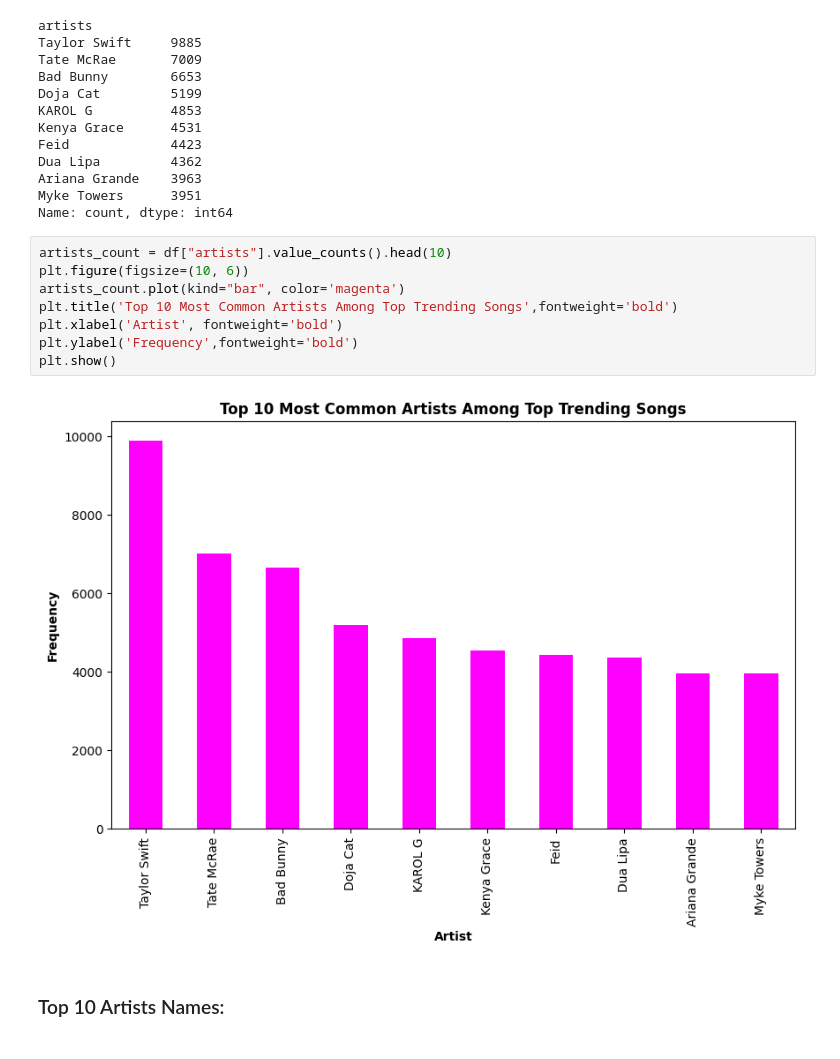
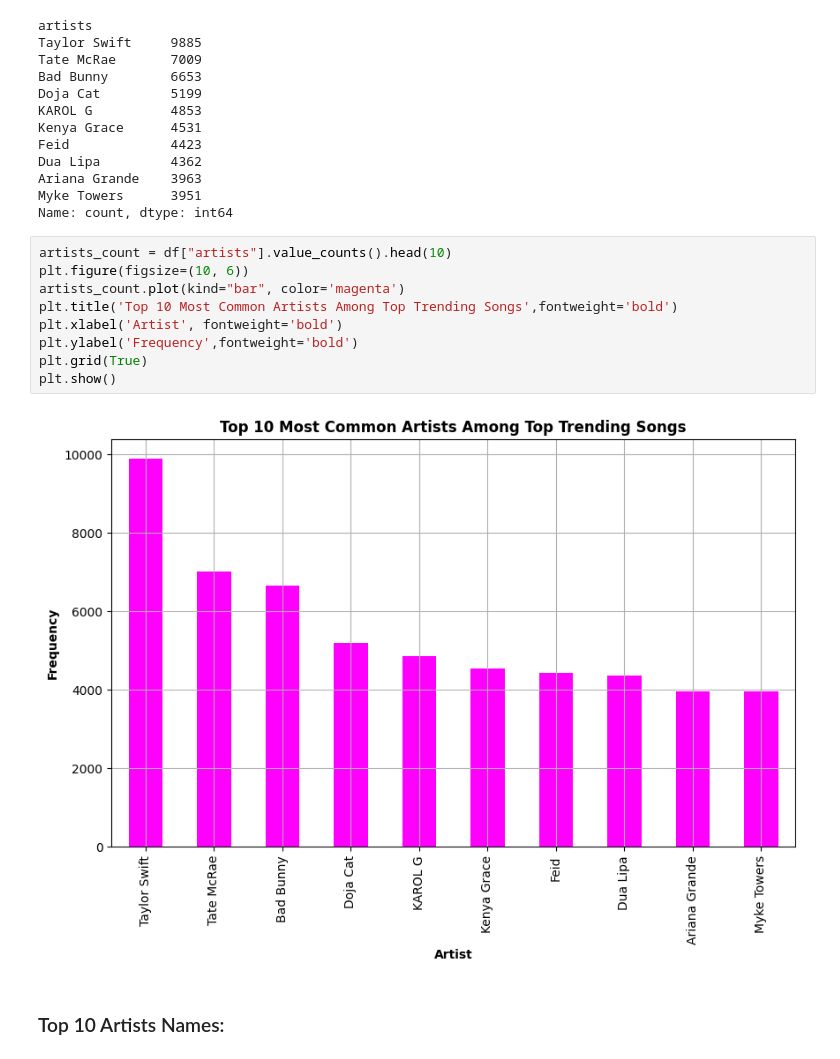
Before and after one commit to ayushsiloiya619/Spotify-Song-Analysis, a Jupyter notebook: Spotify_Analysis.ipynb, the cells around one changed output. Drawn from its saved outputs; the diff is of its cells as text.

```diff
--- a/Spotify_Analysis.ipynb
+++ b/Spotify_Analysis.ipynb
@@ -210,13 +211,14 @@ Name: count, dtype: int64
 # %%
 artists_count = df["artists"].value_counts().head(10)
 plt.figure(figsize=(10, 6))
 artists_count.plot(kind="bar", color='magenta')
 plt.title('Top 10 Most Common Artists Among Top Trending Songs',fontweight='bold')
 plt.xlabel('Artist', fontweight='bold')
 plt.ylabel('Frequency',fontweight='bold')
+plt.grid(True)
 plt.show()
 # %% [output]
-[figure, old version]
+[figure, new version]
 # %% [markdown]
 ### Top 10 Artists Names:
 # %%
```
Also changed, not shown: parts of 6 cells of this notebook.
